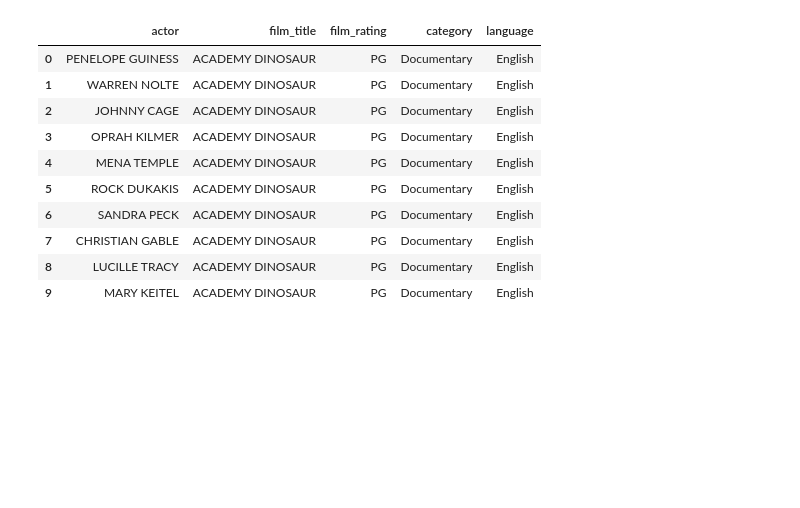
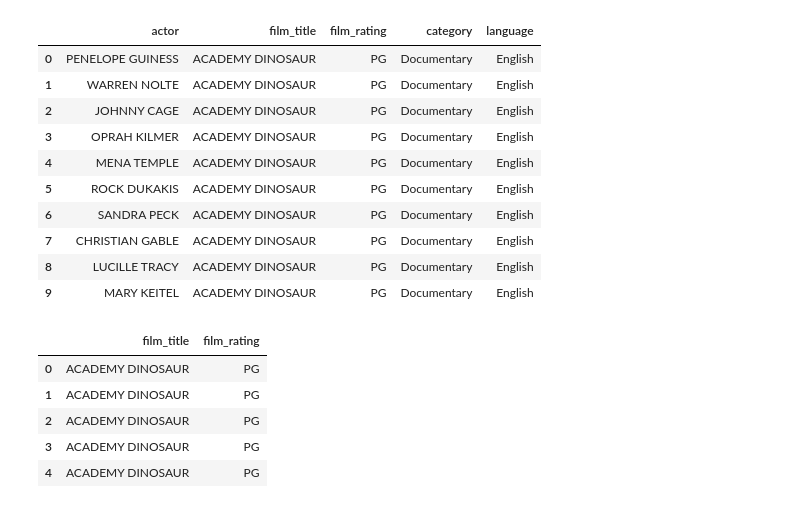
Before and after one commit to kokchun/duckdb_analytics_kokchun_giang_mlops25, a Jupyter notebook: code_alongs/18_pandas_duckdb/duckdb_pandas.ipynb, the cells around one changed output. Cells and saved outputs as stored; diff of their text form; code cells hidden in the pictures; blank space fills up the shorter version.

Commit message:
use duckdb sql on df

```diff
--- a/code_alongs/18_pandas_duckdb/duckdb_pandas.ipynb
+++ b/code_alongs/18_pandas_duckdb/duckdb_pandas.ipynb
@@ -215,3 +215,14 @@ films_joined.query("film_title == 'ACADEMY DINOSAUR'")
 | 7 | CHRISTIAN GABLE | ACADEMY DINOSAUR | PG | Documentary | English |
 | 8 | LUCILLE TRACY | ACADEMY DINOSAUR | PG | Documentary | English |
 | 9 | MARY KEITEL | ACADEMY DINOSAUR | PG | Documentary | English |
+# %%
+# with duckdb.sql we can directly query a dataframe
+# don't need to connect to an existing database file
+duckdb.sql("SELECT film_title, film_rating FROM films_joined").df().head()
+# %% [output]
+|  | film_title | film_rating |
+| 0 | ACADEMY DINOSAUR | PG |
+| 1 | ACADEMY DINOSAUR | PG |
+| 2 | ACADEMY DINOSAUR | PG |
+| 3 | ACADEMY DINOSAUR | PG |
+| 4 | ACADEMY DINOSAUR | PG |
```
